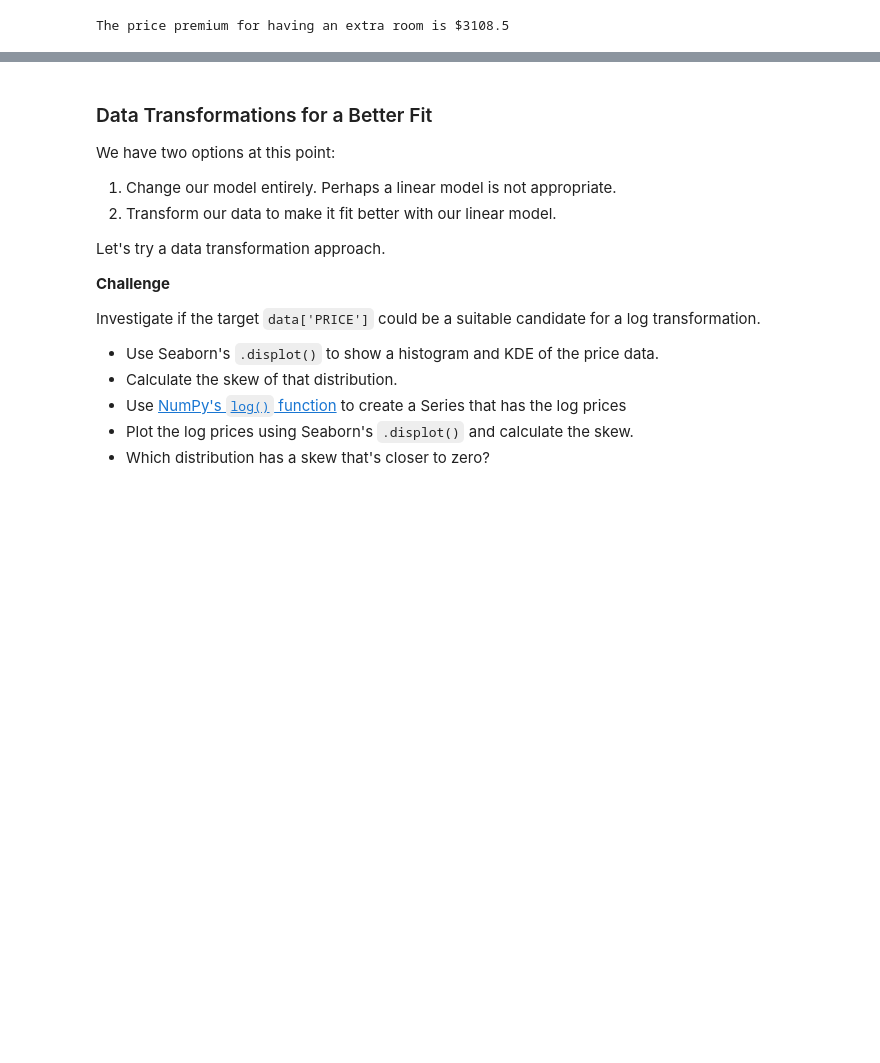
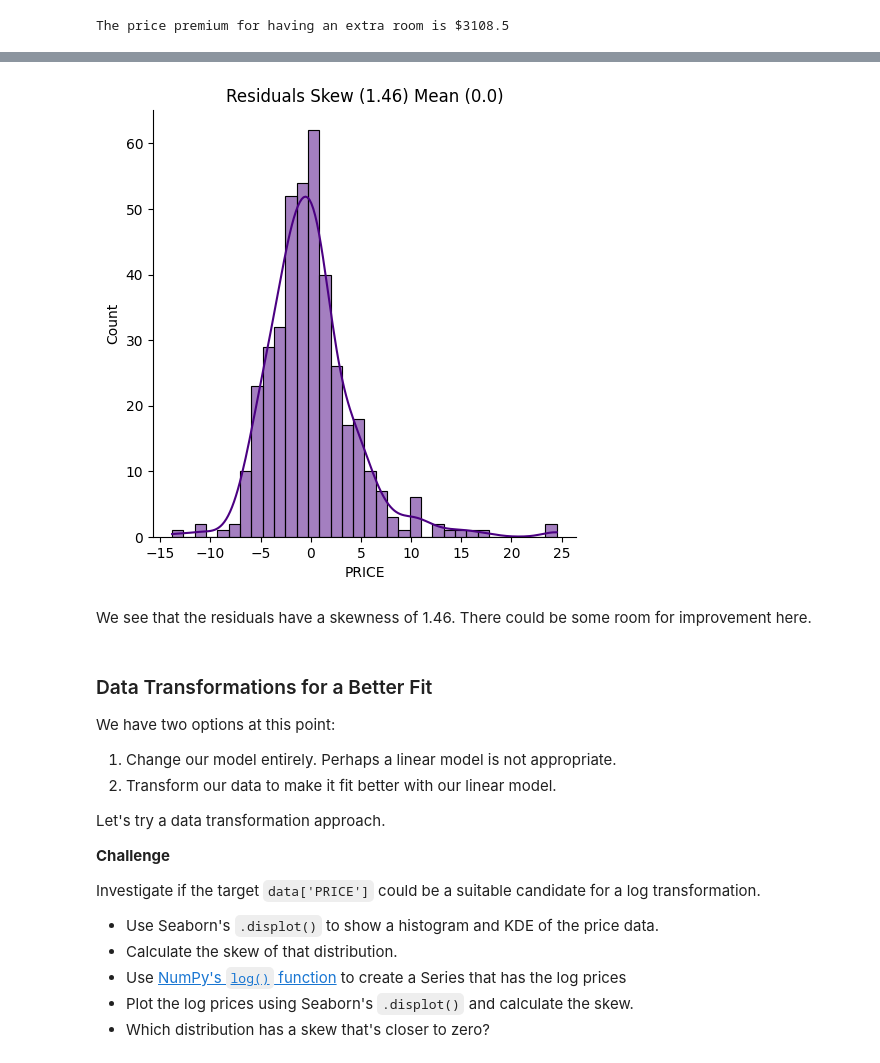
Before and after one commit to nipsalvin/udemy-100DaysOfCode, a Jupyter notebook: day-81/Multivariable Regression/Multivariable_Regression_and_Valuation_Model_(start).ipynb, the cells around one changed output, grey strips where cells are left out. Cells and saved outputs as stored; diff of their text form; code cells hidden in the pictures; blank space fills up the shorter version.

```diff
--- a/day-81/Multivariable Regression/Multivariable_Regression_and_Valuation_Model_(start).ipynb
+++ b/day-81/Multivariable Regression/Multivariable_Regression_and_Valuation_Model_(start).ipynb
@@ -496,3 +553,15 @@ In an ideal case, what we want is something close to a normal distribution. A no
+# %%
+sns.displot(
+    data=residuals,
+    kde=True,
+    color='indigo',
+)
+plt.title(f'Residuals Skew ({resid_skew}) Mean ({resid_mean})')
+plt.show()
+# %% [output]
+[figure, added]
+# %% [markdown]
+We see that the residuals have a skewness of 1.46. There could be some room for improvement here.
 # %% [markdown]
 ### Data Transformations for a Better Fit
 
```
Also changed, not shown: parts of 13 cells of this notebook.
